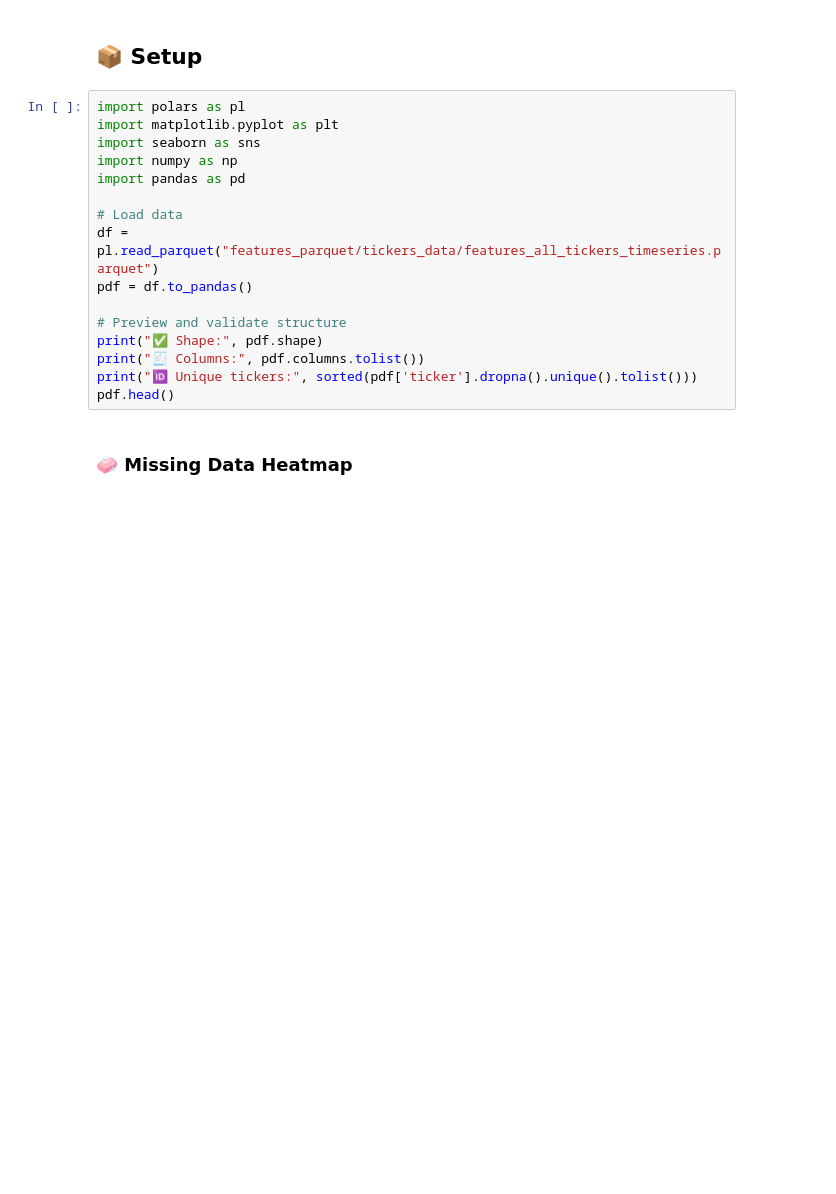
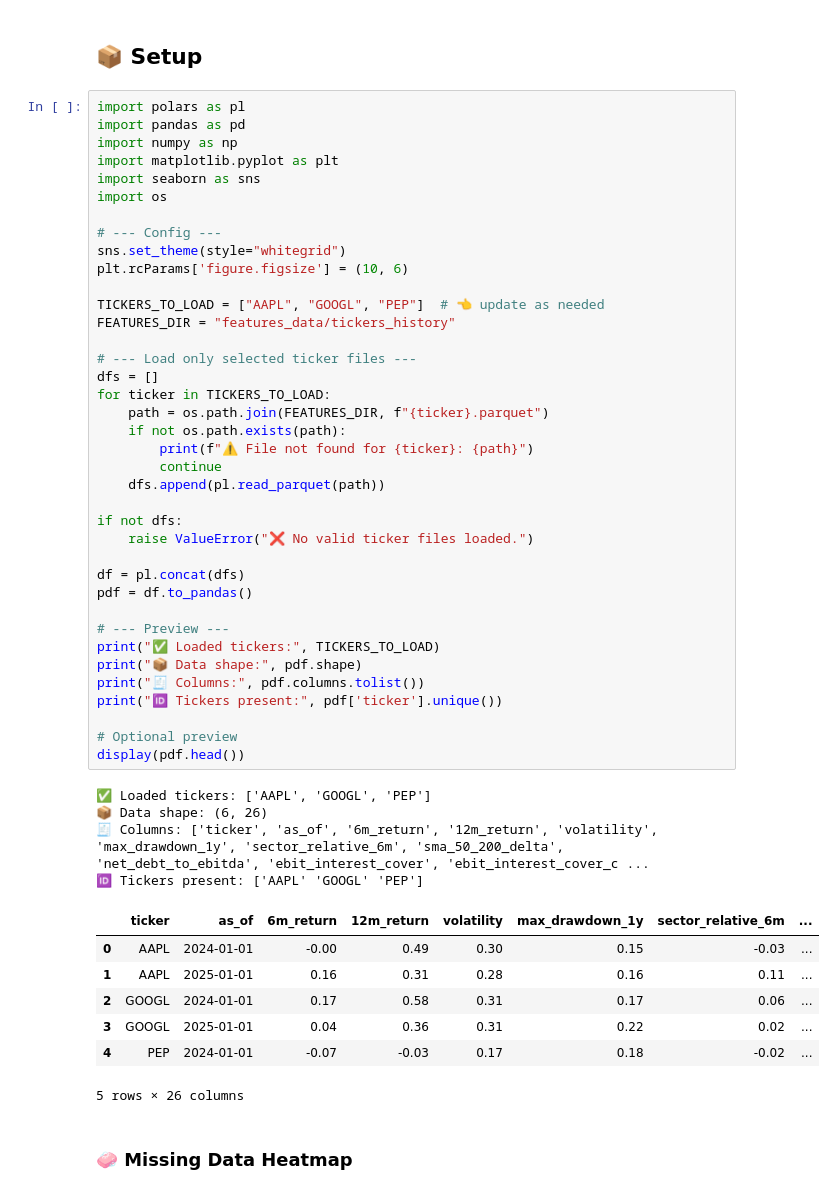
Before and after one commit to IMGitH/dvmax, a Jupyter notebook: tickers_analysis.ipynb, the cells around one changed output. Cells and saved outputs as stored; diff of their text form; blank space fills up the shorter version.

```diff
--- a/tickers_analysis.ipynb
+++ b/tickers_analysis.ipynb
@@ -2,20 +2,54 @@
 ## 📦 Setup
 # %%
 import polars as pl
+import pandas as pd
+import numpy as np
 import matplotlib.pyplot as plt
 import seaborn as sns
-import numpy as np
-import pandas as pd
+import os
 
-# Load data
-df = pl.read_parquet("features_parquet/tickers_data/features_all_tickers_timeseries.parquet")
+# --- Config ---
+sns.set_theme(style="whitegrid")
+plt.rcParams['figure.figsize'] = (10, 6)
+
+TICKERS_TO_LOAD = ["AAPL", "GOOGL", "PEP"]  # 👈 update as needed
+FEATURES_DIR = "features_data/tickers_history"
+
+# --- Load only selected ticker files ---
+dfs = []
+for ticker in TICKERS_TO_LOAD:
+    path = os.path.join(FEATURES_DIR, f"{ticker}.parquet")
+    if not os.path.exists(path):
+        print(f"⚠️ File not found for {ticker}: {path}")
+        continue
+    dfs.append(pl.read_parquet(path))
+
+if not dfs:
+    raise ValueError("❌ No valid ticker files loaded.")
+
+df = pl.concat(dfs)
 pdf = df.to_pandas()
 
-# Preview and validate structure
-print("✅ Shape:", pdf.shape)
+# --- Preview ---
+print("✅ Loaded tickers:", TICKERS_TO_LOAD)
+print("📦 Data shape:", pdf.shape)
 print("🧾 Columns:", pdf.columns.tolist())
-print("🆔 Unique tickers:", sorted(pdf['ticker'].dropna().unique().tolist()))
-pdf.head()
+print("🆔 Tickers present:", pdf['ticker'].unique())
+
+# Optional preview
+display(pdf.head())
+# %% [output]
+✅ Loaded tickers: ['AAPL', 'GOOGL', 'PEP']
+📦 Data shape: (6, 26)
+🧾 Columns: ['ticker', 'as_of', '6m_return', '12m_return', 'volatility', 'max_drawdown_1y', 'sector_relative_6m', 'sma_50_200_delta', 'net_debt_to_ebitda', 'ebit_interest_cover', 'ebit_interest_cover_c ...
+🆔 Tickers present: ['AAPL' 'GOOGL' 'PEP']
+|  | ticker | as_of | 6m_return | 12m_return | volatility | max_drawdown_1y | sector_relative_6m | ... |
+| 0 | AAPL | 2024-01-01 | -0.00 | 0.49 | 0.30 | 0.15 | -0.03 | ... |
+| 1 | AAPL | 2025-01-01 | 0.16 | 0.31 | 0.28 | 0.16 | 0.11 | ... |
+| 2 | GOOGL | 2024-01-01 | 0.17 | 0.58 | 0.31 | 0.17 | 0.06 | ... |
+| 3 | GOOGL | 2025-01-01 | 0.04 | 0.36 | 0.31 | 0.22 | 0.02 | ... |
+| 4 | PEP | 2024-01-01 | -0.07 | -0.03 | 0.17 | 0.18 | -0.02 | ... |
+5 rows × 26 columns
 # %% [markdown]
 ### 🧼 Missing Data Heatmap
 # %%
```
Also changed, not shown: parts of 5 cells of this notebook.
